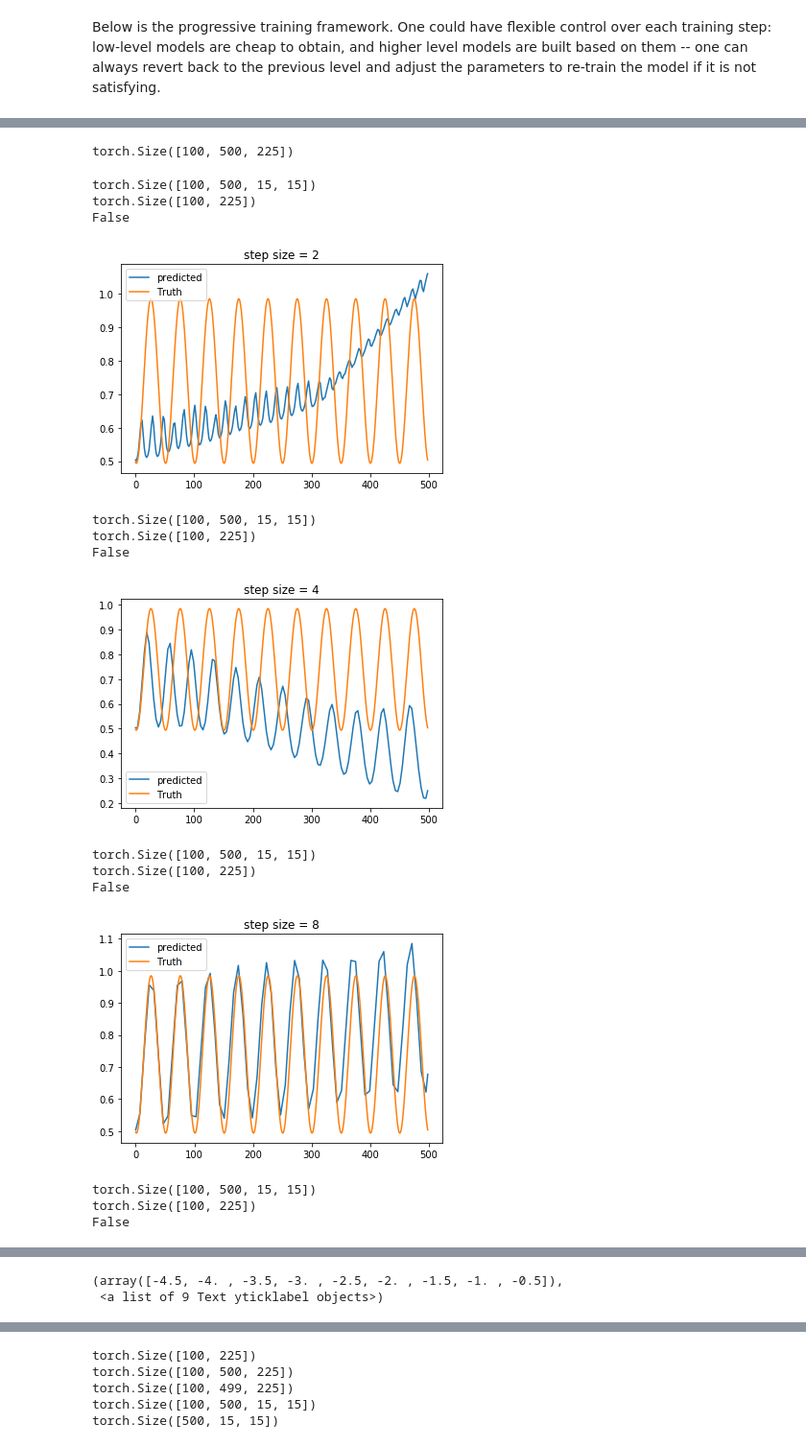
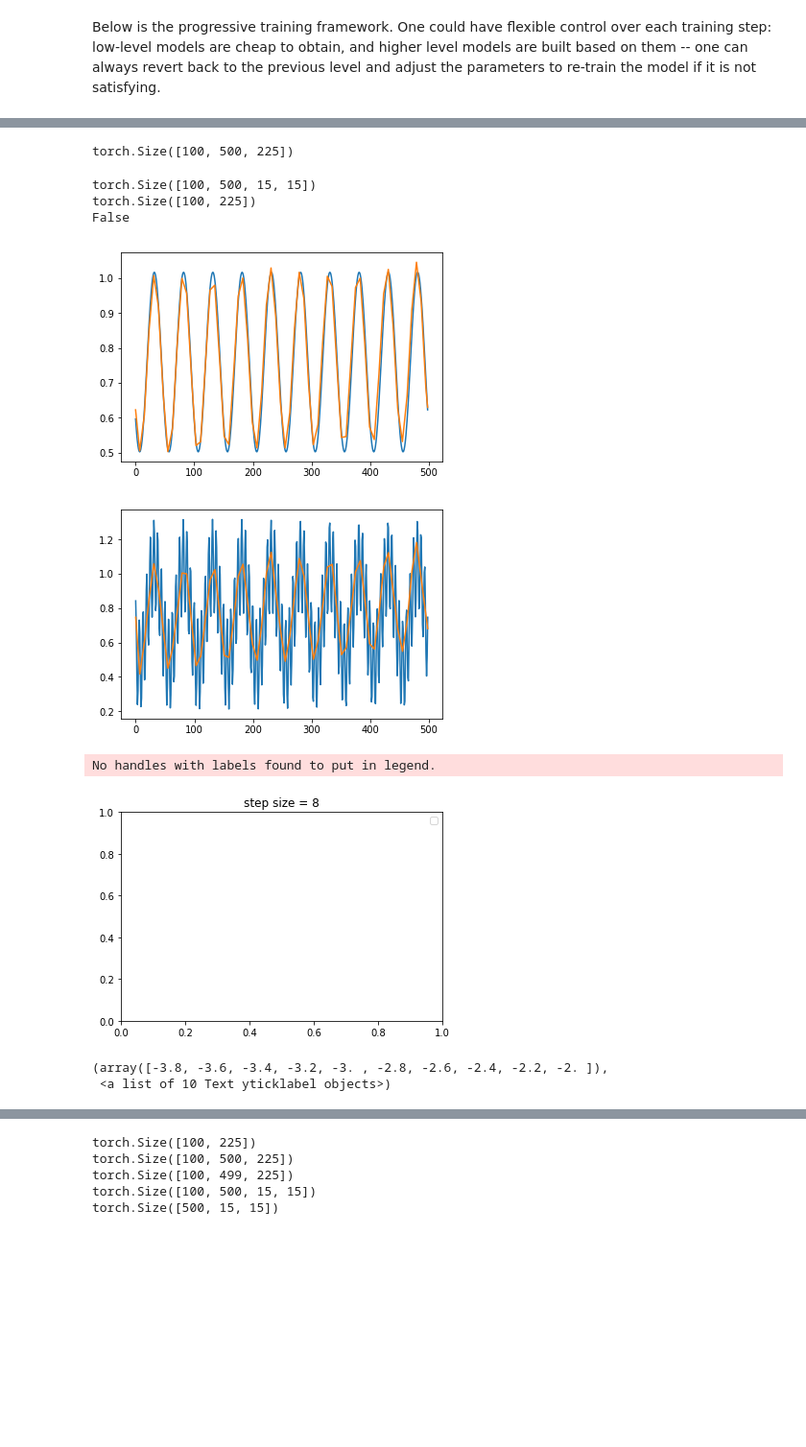
Before and after one commit to KatieJ16/Time_Space_multiscale, a Jupyter notebook: scripts/MrCAE_toy1_add_time.ipynb, the cells around one changed output, grey strips where cells are left out. Shown at 96% size. Cells and saved outputs as stored; diff of their text form; code cells hidden in the pictures; blank space fills up the shorter version.

Commit message:
cleaned up first time step

```diff
--- a/scripts/MrCAE_toy1_add_time.ipynb
+++ b/scripts/MrCAE_toy1_add_time.ipynb
@@ -238,8 +332,10 @@ val_encoded = torch.zeros((len(val_data), n_timesteps, 15,15))
 data = torch.tensor(train_data).unsqueeze(2).float()
 
 val_data_layer0 = torch.zeros((len(val_data), n_timesteps, 31,31))
+train_data_layer0 = torch.zeros((len(train_data), n_timesteps, 31,31))
 for i in tqdm(range(len(train_data))):
     data_this = obtain_data_at_current_level(data[i], 0,3)
+    train_data_layer0[i] = data_this[:,0]
     encoded = encode(model, data_this, 0)
     train_encoded[i] = encoded[:,0]
 
@@ -263,7 +359,7 @@ plt.plot(train_encoded[0,:,0,0].cpu().detach().numpy())
 print("inside train_one_timestep")
 i=None
 j=None
-step_size = 4
+step_size = 8
 dt=1
 n_forward = 5
 arch = [225, 225*2, 225*2, 225*2, 225]
@@ -280,8 +376,8 @@ print('create model {} ...'.format(model_name))
 model = tnet.ResNet(arch=arch, dt=dt, step_size=step_size)
 
 # # training
-# model.train_net(dataset, max_epoch=30000, batch_size=batch_size, lr=lr,
-#             model_path=os.path.join(model_path, model_name))
+model.train_net(dataset, max_epoch=30000, batch_size=batch_size, lr=lr,
+            model_path=os.path.join(model_path, model_name))
 
 # # try: #if we already have a model saved
 # #     if make_new:
@@ -314,6 +428,6 @@ create model model_L0_0_4.pt ...
 # %%
 # load models
-step_sizes = [2,4,8,16]
+step_sizes = [8]
 models_time = list()
 for step_size in step_sizes:
     print('model_L0_0_{}.pt'.format(step_size))
@@ -350,45 +461,40 @@ for model in tqdm(models_time):
     print(val_encoded[:, 0, :].flatten(start_dim=1).float().shape)
     print(torch.tensor(val_encoded[:, 0, :]).flatten(start_dim=1).float().is_cuda)
     y_preds = model.uni_scale_forecast(torch.tensor(val_encoded[:, 0, :]).flatten(start_dim=1).float(), n_steps=n_steps)
 #     end = time.time()
 #     times.append(end - start)
     preds_mse.append(criterion(torch.tensor(val_encoded[:, 1:, :]).flatten(start_dim=2).float(), y_preds).mean(-1))
-    for i in range(1):
+    for i in [1,140]:#range(1):
+
+        plt.plot(test_data[1, 1:, i].detach().numpy(),label="Truth")
         plt.plot(y_preds[1,:,i], label="predicted")
-        plt.plot(test_data[1, 1:, i].detach().numpy(),label="Truth")
         x = y_preds[1,::model.step_size,i]
-
+        plt.show()
 #         plt.plot(np.arange(len(x))*model.step_size,x, '.k')
 #     plt.xlim([0,200])
     plt.legend()
     plt.title("step size = "+ str(model.step_size))
     plt.show()
 
 # visualize forecasting error at each time step
 fig = plt.figure(figsize=(20, 8))
 colors=iter(plt.cm.rainbow(np.linspace(0, 1, len(step_sizes))))
 for k in range(len(preds_mse)):
     err = preds_mse[k]
     mean = err.mean(0).detach().numpy()
     rgb = next(colors)
     plt.plot(t, np.log10(mean), linestyle='-', color=rgb, linewidth=3.0, label='$\Delta\ t$={}'.format(step_sizes[k]*dt))
 plt.legend(fontsize=20, loc='upper right')
 plt.xticks(fontsize=20)
 plt.yticks(fontsize=20)
 # %% [output]
 torch.Size([100, 500, 225])
 torch.Size([100, 500, 15, 15])
 torch.Size([100, 225])
 False
-[figure, old version]
+[figure, new version]
+[figure, new version]
-torch.Size([100, 500, 15, 15])
-torch.Size([100, 225])
-False
+No handles with labels found to put in legend.
-[figure, old version]
+[figure, new version]
-torch.Size([100, 500, 15, 15])
-torch.Size([100, 225])
-False
+(array([-3.8, -3.6, -3.4, -3.2, -3. , -2.8, -2.6, -2.4, -2.2, -2. ]),
+ <a list of 10 Text yticklabel objects>)
-[figure, old version]
-torch.Size([100, 500, 15, 15])
-torch.Size([100, 225])
-False
@@ -396,2 +501,0 @@ False
-(array([-4.5, -4. , -3.5, -3. , -2.5, -2. , -1.5, -1. , -0.5]),
- <a list of 9 Text yticklabel objects>)
```
Also changed, not shown: parts of 35 cells of this notebook, 1 other file.
